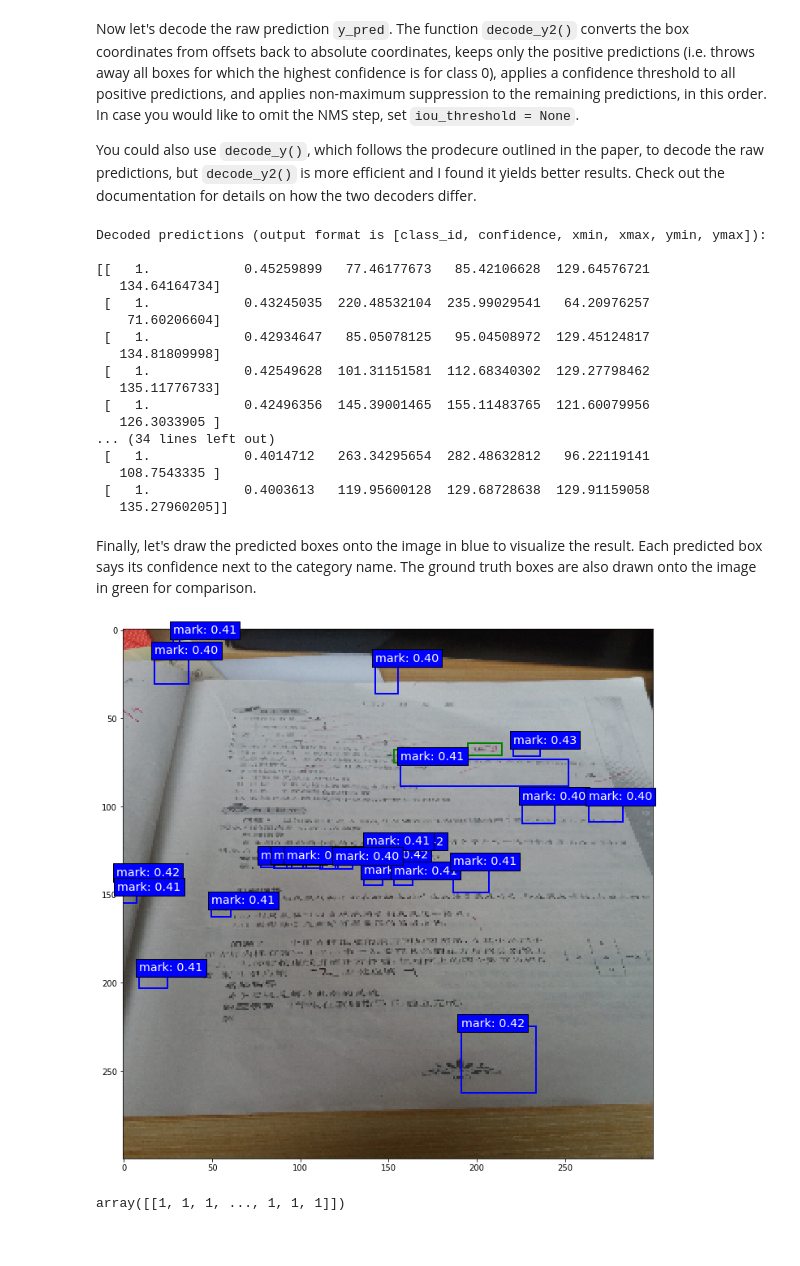
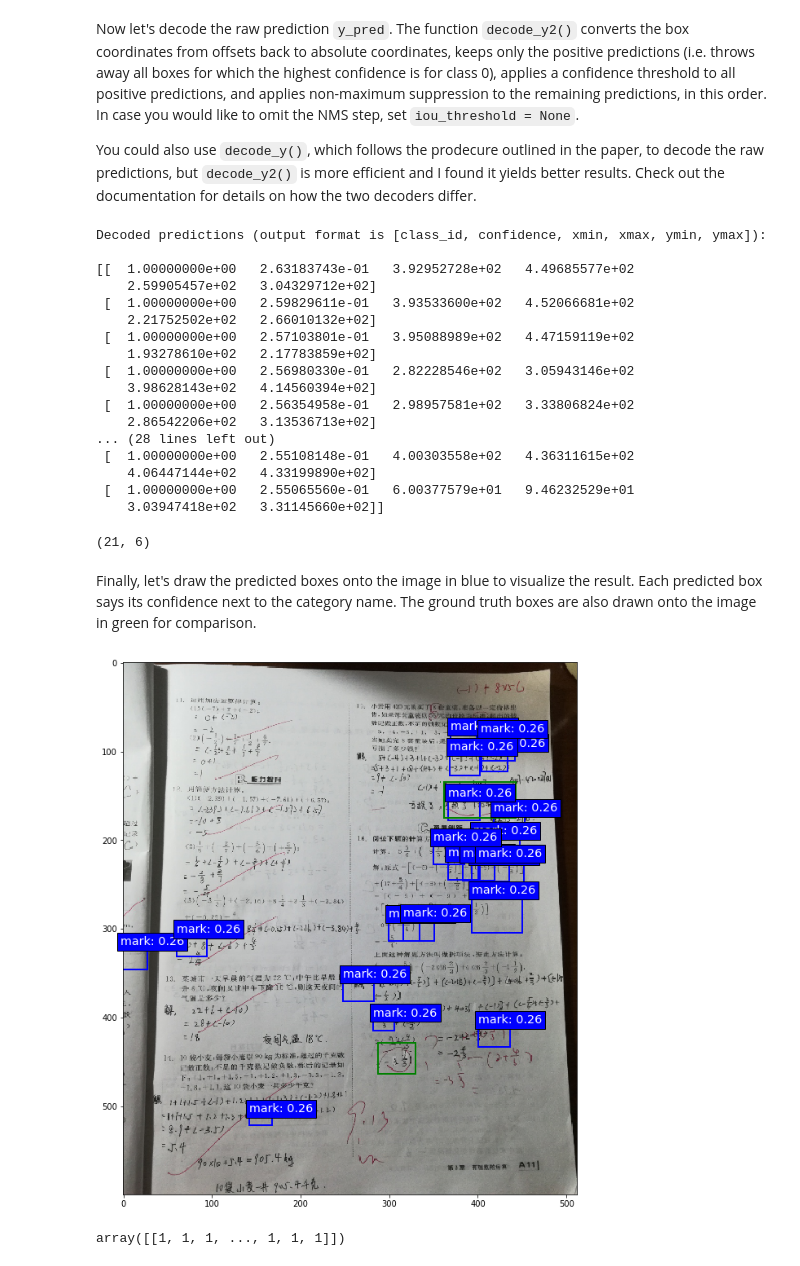
Before and after one commit to dongwang218/ssd_keras, a Jupyter notebook: train_corrections.ipynb, the cells around one changed output. Saved outputs shown, nothing was run; the diff lists cells and outputs as text; code cells hidden in the pictures.

Commit message:
train 800 iterations no progress

```diff
--- a/train_corrections.ipynb
+++ b/train_corrections.ipynb
@@ -236,13 +230,14 @@ epochs = 10
 history = model.fit_generator(generator = train_generator,
                               steps_per_epoch = ceil(n_train_samples/batch_size),
                               epochs = epochs,
-                              callbacks = [ModelCheckpoint('../corrections/ssd7_0_weights_epoch{epoch:02d}_loss{loss:.4f}.h5',
-                                                           monitor='val_loss',
-                                                           verbose=1,
-                                                           save_best_only=False, #True,
-                                                           save_weights_only=True,
-                                                           mode='auto',
-                                                           period=1),
+                              callbacks = [
+                                  #ModelCheckpoint('../corrections/ssd7_0_weights_epoch{epoch:02d}_loss{loss:.4f}.h5',
+                                  #                         monitor='val_loss',
+                                  #                         verbose=1,
+                                  #                         save_best_only=True,
+                                  #                         save_weights_only=True,
+                                  #                         mode='auto',
+                                  #                         period=1),
                                            #EarlyStopping(monitor='val_loss',
                                            #              min_delta=0.001,
                                            #              patience=2),
@@ -315,4 +310,27 @@ model.save_weights('../corrections/{}_weights.h5'.format(model_name))
 '/host/workspace/ssd_keras'
 # %%
 import keras
-model.load_weights('../corrections/ssd7_0_hsv_weights.h5')
+model.load_weights('../corrections/ssd7_0_weights.h5')
+# %%
+epochs = 1000
+history = model.fit_generator(generator = train_generator,
+                              steps_per_epoch = ceil(n_train_samples/batch_size),
+                              epochs = epochs,
+                              callbacks = [
+                                  ModelCheckpoint('../corrections/ssd7_1_weights_epoch{epoch:02d}_loss{loss:.4f}.h5',
+                                                           monitor='val_loss',
+                                                           verbose=0,
+                                                           save_best_only=True,
+                                                           save_weights_only=True,
+                                                           mode='auto',
+                                                           period=1),
+                                           #EarlyStopping(monitor='val_loss',
+                                           #              min_delta=0.001,
+                                           #              patience=2),
+                                           ReduceLROnPlateau(monitor='val_loss',
+                                                             factor=0.5,
+                                                             patience=0,
+                                                             epsilon=0.001,
+                                                             cooldown=0)],
+                              validation_data = val_generator,
+                              validation_steps = ceil(n_val_samples/batch_size))
@@ -371,7 +413,7 @@ You could also use `decode_y()`, which follows the prodecure outlined in the pap
 # 4: Decode the raw prediction `y_pred`
 
 y_pred_decoded = decode_y2(y_pred,
-                           confidence_thresh=0.4,
+                           confidence_thresh=0.255,
                           iou_threshold=0.4,
                           top_k='all',
                           input_coords='centroids',
@@ -384,48 +426,52 @@ print(y_pred_decoded[i])
 # %% [output]
 Decoded predictions (output format is [class_id, confidence, xmin, xmax, ymin, ymax]):
 
-[[   1.            0.45259899   77.46177673   85.42106628  129.64576721
-   134.64164734]
- [   1.            0.43245035  220.48532104  235.99029541   64.20976257
-    71.60206604]
- [   1.            0.42934647   85.05078125   95.04508972  129.45124817
-   134.81809998]
- [   1.            0.42549628  101.31151581  112.68340302  129.27798462
-   135.11776733]
- [   1.            0.42496356  145.39001465  155.11483765  121.60079956
-   126.3033905 ]
-... (34 lines left out)
- [   1.            0.4014712   263.34295654  282.48632812   96.22119141
-   108.7543335 ]
- [   1.            0.4003613   119.95600128  129.68728638  129.91159058
-   135.27960205]]
+[[  1.00000000e+00   2.63183743e-01   3.92952728e+02   4.49685577e+02
+    2.59905457e+02   3.04329712e+02]
+ [  1.00000000e+00   2.59829611e-01   3.93533600e+02   4.52066681e+02
+    2.21752502e+02   2.66010132e+02]
+ [  1.00000000e+00   2.57103801e-01   3.95088989e+02   4.47159119e+02
+    1.93278610e+02   2.17783859e+02]
+ [  1.00000000e+00   2.56980330e-01   2.82228546e+02   3.05943146e+02
+    3.98628143e+02   4.14560394e+02]
+ [  1.00000000e+00   2.56354958e-01   2.98957581e+02   3.33806824e+02
+    2.86542206e+02   3.13536713e+02]
+... (28 lines left out)
+ [  1.00000000e+00   2.55108148e-01   4.00303558e+02   4.36311615e+02
+    4.06447144e+02   4.33199890e+02]
+ [  1.00000000e+00   2.55065560e-01   6.00377579e+01   9.46232529e+01
+    3.03947418e+02   3.31145660e+02]]
+# %%
+y_pred_decoded[i].shape
+# %% [output]
+(21, 6)
 # %% [markdown]
 Finally, let's draw the predicted boxes onto the image in blue to visualize the result. Each predicted box says its confidence next to the category name. The ground truth boxes are also drawn onto the image in green for comparison.
 # %%
 # 5: Draw the predicted boxes onto the image
 import cv2
 
 plt.figure(figsize=(20,12))
-Xi = cv2.cvtColor(X[i], cv2.COLOR_HSV2RGB)
+Xi = X[i] #cv2.cvtColor(X[i], cv2.COLOR_HSV2RGB)
 plt.imshow(Xi)
 
 current_axis = plt.gca()
 
 classes = ['background', 'mark'] # Just so we can print class names onto the image instead of IDs
 
 # Draw the predicted boxes in blue
 for box in y_pred_decoded[i]:
     label = '{}: {:.2f}'.format(classes[int(box[0])], box[1])
     current_axis.add_patch(plt.Rectangle((box[2], box[4]), box[3]-box[2], box[5]-box[4], color='blue', fill=False, linewidth=2))
     current_axis.text(box[2], box[4], label, size='x-large', color='white', bbox={'facecolor':'blue', 'alpha':1.0})
 
 # Draw the ground truth boxes in green (omit the label for more clarity)
 for box in y_true[i]:
     label = '{}'.format(classes[int(box[0])])
     current_axis.add_patch(plt.Rectangle((box[1], box[3]), box[2]-box[1], box[4]-box[3], color='green', fill=False, linewidth=2))
     #current_axis.text(box[1], box[3], label, size='x-large', color='white', bbox={'facecolor':'green', 'alpha':1.0})
 # %% [output]
-[figure, old version]
+[figure, new version]
 # %%
 np.argmax(y_pred[:, :, 1:-12], axis = -1) + 1
 # %% [output]
```
Also changed, not shown: parts of 10 cells of this notebook, 1 other file.
